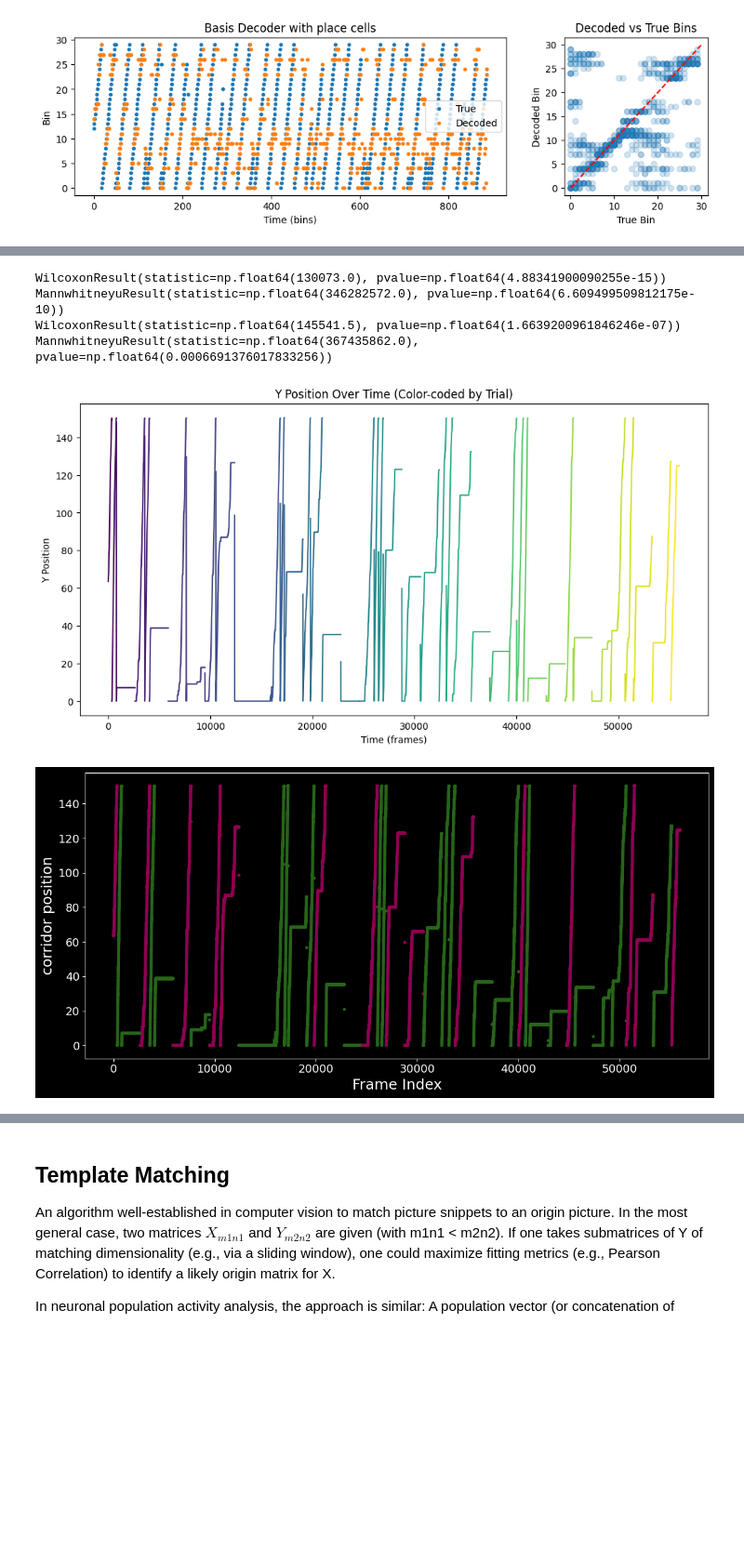
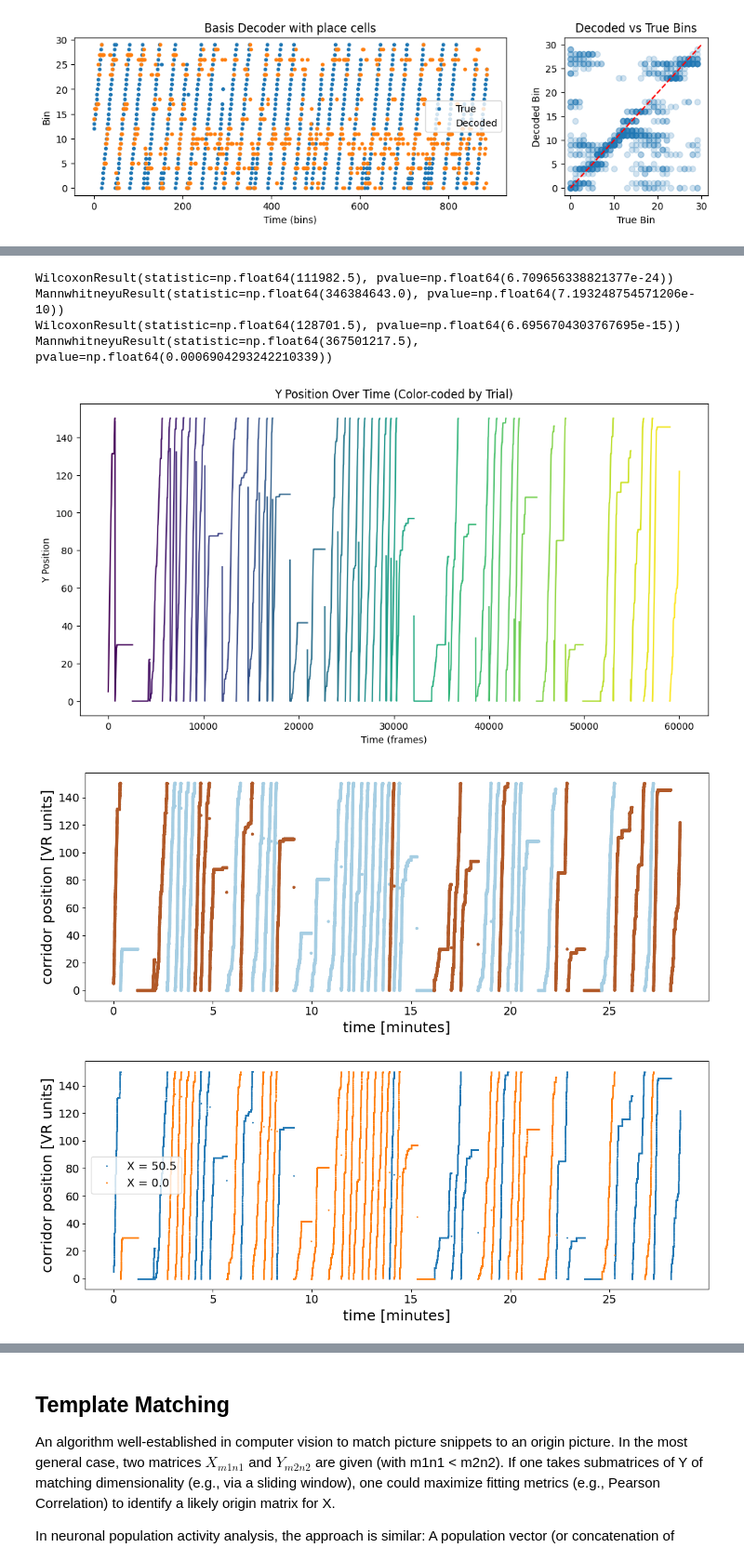
Before and after one commit to Anneser/SpatialInformation, a Jupyter notebook: scripts/03_LocationDecoding.ipynb, the cells around one changed output, grey strips where cells are left out. Shown at 93% size. Cells and saved outputs as stored; diff of their text form; code cells hidden in the pictures; blank space fills up the shorter version.

```diff
--- a/scripts/03_LocationDecoding.ipynb
+++ b/scripts/03_LocationDecoding.ipynb
@@ -70,3 +67,17 @@ Initially, we follow the steps outlined in the notebook on [spatial information
 ### References
 
 https://www.geeksforgeeks.org/information-gain-and-mutual-information-for-machine-learning/
+# %%
+# for acquisitions after 2025/07, run this box:
+
+dff, bh = si.load_data(Path('..\\data\\processed_datasets\\20250828_1300_DcRight\\'))
+
+bh.columns = ['timestamp', 'trial', 'trial index', 'X', 'Y', 'velocity',
+       'tail tracking framecount']
+
+dff = dff[0:38000]
+bh = bh[0:38000]
+
+results_df = si.trials_over_time(dff, bh, n_bins=30) # 30
+
+X, (y_bins, y_corridors) = si.format_for_ann(results_df)
@@ -73,7 +102,7 @@ https://www.geeksforgeeks.org/information-gain-and-mutual-information-for-machin
 # %% [markdown]
 We first load the data, add the trial column to the behavior dataset and compute the multi-index dataframe. Then, we build input and output vectors.
 # %%
-dff, bh = si.load_data(Path('..\\data\\processed_datasets\\20240903_alDl_1\\'))
+dff, bh = si.load_data(Path('..\\data\\processed_datasets\\20240903_Dc_1\\'))
 bh = si.remove_interpolated_values(bh, n_corr=2)
 bh = si.add_trial_column(bh)
 results_df = si.trials_over_time(dff, bh, n_bins=30) # 30
@@ -329,7 +364,7 @@ Additionally,
 - create sliding window function to cross-validate
 # %%
 # load data, pre-process, construct activity matrices
-dff, bh = si.load_data(Path('..\\data\\processed_datasets\\20240903_Dc_1\\'))
+dff, bh = si.load_data(Path('..\\data\\processed_datasets\\20241203_Dc\\'))
 bh = si.remove_interpolated_values(bh, n_corr=2)
 bh = si.add_trial_column(bh)
 time_per_bin, summed_traces, _ = si.binning(dff, bh, n_bins=30)
@@ -563,10 +544,10 @@ mannwhitney_result_subset = mannwhitneyu(actual_errors_subset, random_errors_fla
 print(wilcoxon_result_subset)
 print(mannwhitney_result_subset)
 # %% [output]
-WilcoxonResult(statistic=np.float64(130073.0), pvalue=np.float64(4.88341900090255e-15))
-MannwhitneyuResult(statistic=np.float64(346282572.0), pvalue=np.float64(6.609499509812175e-10))
-WilcoxonResult(statistic=np.float64(145541.5), pvalue=np.float64(1.6639200961846246e-07))
-MannwhitneyuResult(statistic=np.float64(367435862.0), pvalue=np.float64(0.0006691376017833256))
+WilcoxonResult(statistic=np.float64(111982.5), pvalue=np.float64(6.709656338821377e-24))
+MannwhitneyuResult(statistic=np.float64(346384643.0), pvalue=np.float64(7.193248754571206e-10))
+WilcoxonResult(statistic=np.float64(128701.5), pvalue=np.float64(6.6956704303767695e-15))
+MannwhitneyuResult(statistic=np.float64(367501217.5), pvalue=np.float64(0.0006904293242210339))
 # %%
 def plot_trials(behavior):
     """
@@ -594,32 +575,33 @@ def plot_trials(behavior):
 
 plot_trials(bh)
 # %% [output]
-[figure, old version]
+[figure, new version]
 # %%
 # Black background style
-plt.style.use('dark_background')
+#plt.style.use('dark_background')
 # Presentation settings
 plt.rcParams.update({
     'font.size': 16,         # Base font size
     'axes.labelsize': 18,    # Axis label size
     'axes.titlesize': 20,    # Title size
     'xtick.labelsize': 14,   # Tick label size
     'ytick.labelsize': 14,
     'legend.fontsize': 14
 })
 
 # Assuming df is already defined
 # df = pd.read_csv('your_dataframe.csv')
 
-plt.figure(figsize=(12, 6))
-sc = plt.scatter(bh.index, bh['Y'], c=bh['X'], cmap='PiYG', s=8)
+plt.figure(figsize=(12, 5))
+sc = plt.scatter(bh.index/2100, bh['Y'], c=bh['X'], cmap='Paired', s=8) #cmap='PiYG', s=8)
 
-plt.xlabel('Frame Index')
-plt.ylabel('corridor position')
+plt.xlabel('time [minutes]')
+plt.ylabel('corridor position [VR units]')
 
 plt.tight_layout()
 
-plt.savefig("../results/behavior.png")
+#plt.savefig("../results/behavior.svg")
 plt.show()
 # %% [output]
-[figure, old version]
+[figure, new version]
+[figure, added]
```
Also changed, not shown: parts of 20 cells of this notebook, 4 other files.
